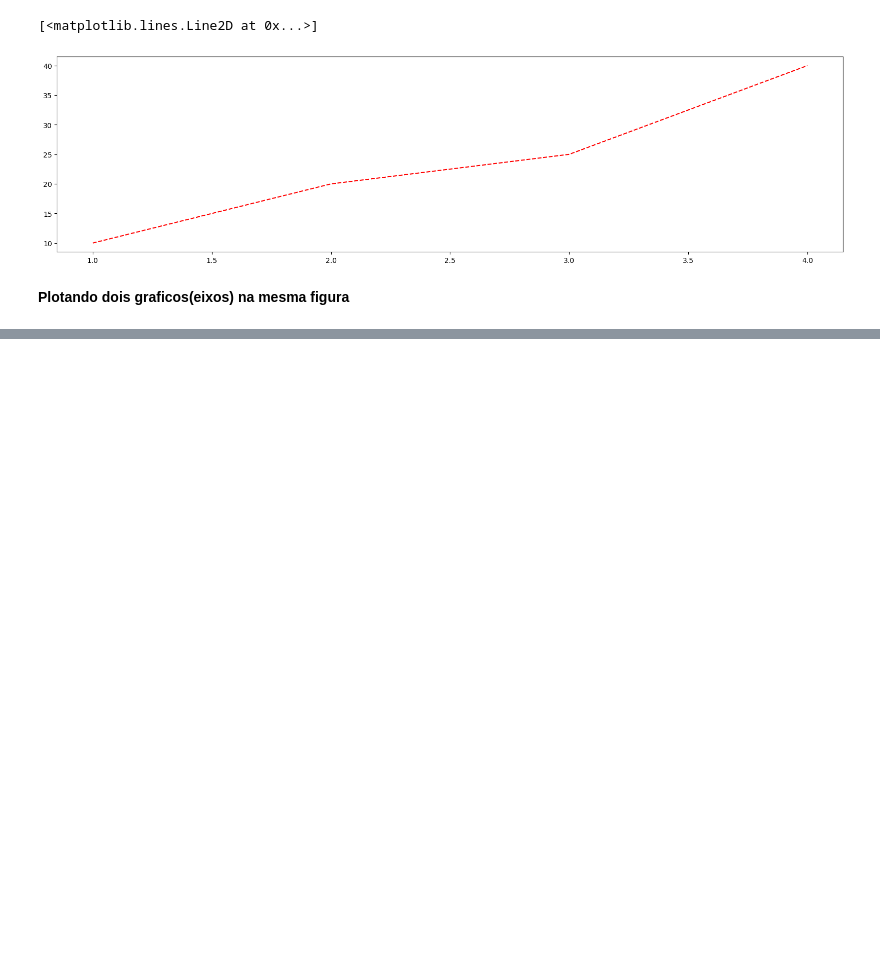
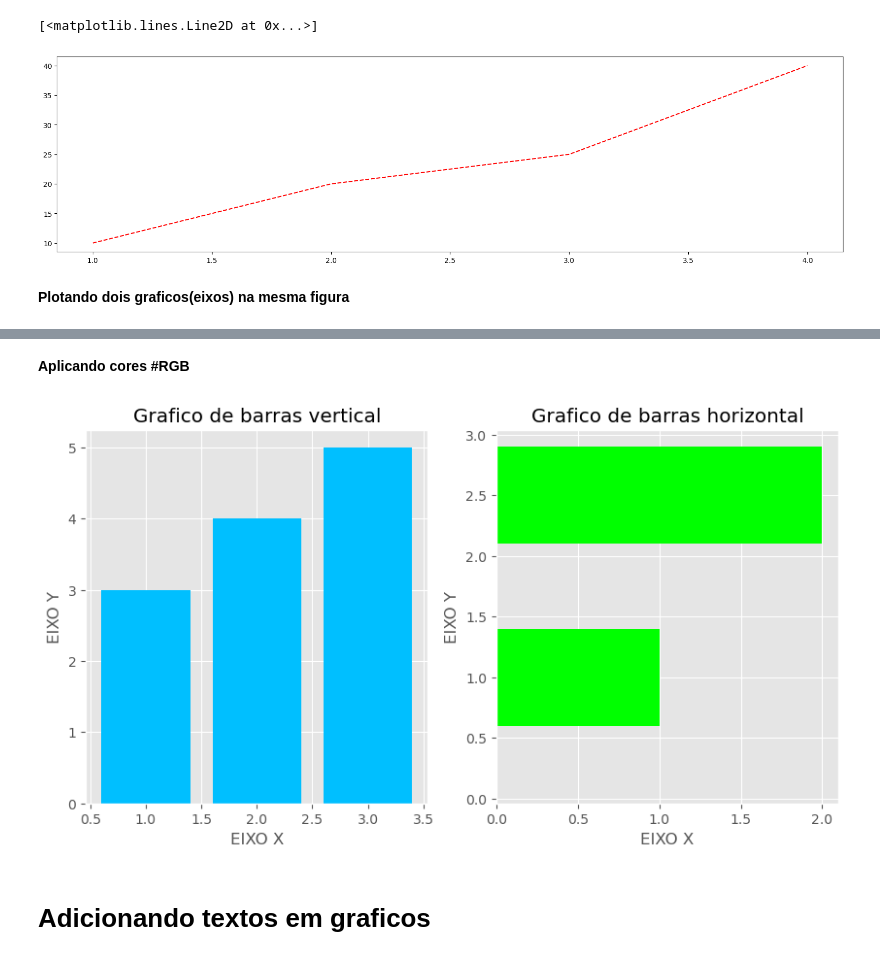
Before and after one commit to Kouta-22/Pratices_DataScience, a Jupyter notebook: visualizacao_de_dados/aula01.ipynb, the cells around one changed output, grey strips where cells are left out. Drawn from its saved outputs; the diff is of its cells as text; code cells hidden in the pictures; blank space fills up the shorter version.

```diff
--- a/visualizacao_de_dados/aula01.ipynb
+++ b/visualizacao_de_dados/aula01.ipynb
@@ -266,0 +315,13 @@ TypeError: 'int' object is not callable
+# %% [markdown]
+__Aplicando cores #RGB__
+# %%
+fig, (ax1,ax2)=plt.subplots(1,2,figsize=(10,5))
+ax1.bar([1,2,3],[3,4,5],color='#00BFFF')
+ax2.barh([0.5,1,2.5],[0,1,2],color = '#00FF00')
+ax1.set(title="Grafico de barras vertical", xlabel= "EIXO X", ylabel="EIXO Y")
+ax2.set(title="Grafico de barras horizontal", xlabel= "EIXO X", ylabel="EIXO Y")
+plt.show()
+# %% [output]
+[figure, added]
+# %% [markdown]
+# Adicionando textos em graficos
```
Also changed, not shown: parts of 9 cells of this notebook, 1 other file.
